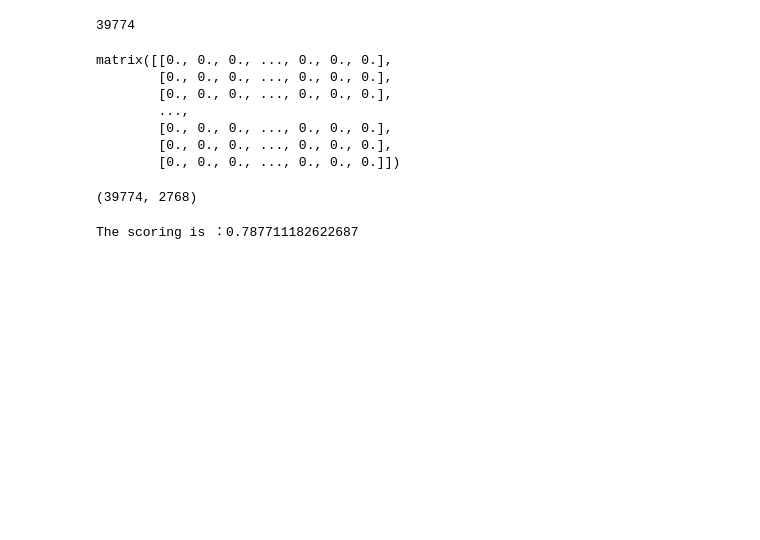
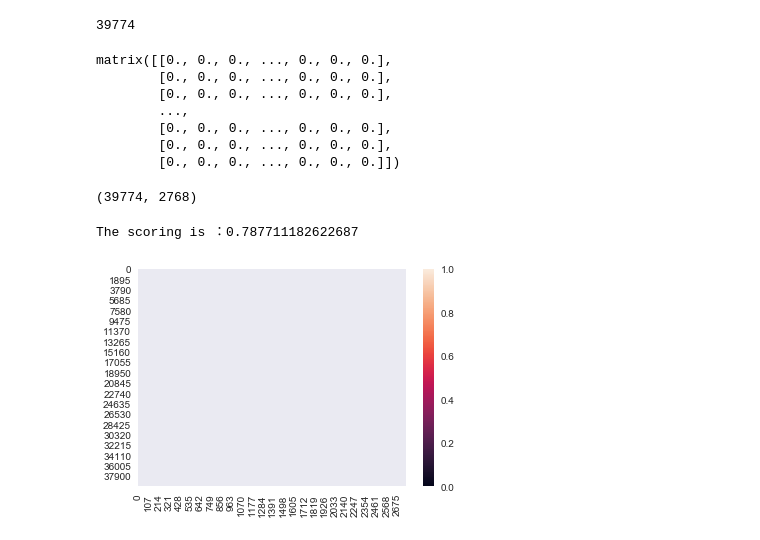
Before and after one commit to zhaolululv/EMSEDataAnalytics, a Jupyter notebook: 6992/6992Final.ipynb, the cells around one changed output. Saved outputs shown, nothing was run; the diff lists cells and outputs as text; code cells hidden in the pictures; blank space fills up the shorter version.

```diff
--- a/6992/6992Final.ipynb
+++ b/6992/6992Final.ipynb
@@ -238,3 +238,8 @@ score=accuracy_score(y_test,y_predict)
 print("The scoring is ：{}".format(score))
 # %% [output]
 The scoring is ：0.787711182622687
+# %%
+import seaborn as sns; sns.set()
+ax = sns.heatmap(train_tfidf)
+# %% [output]
+[figure, added]
```
